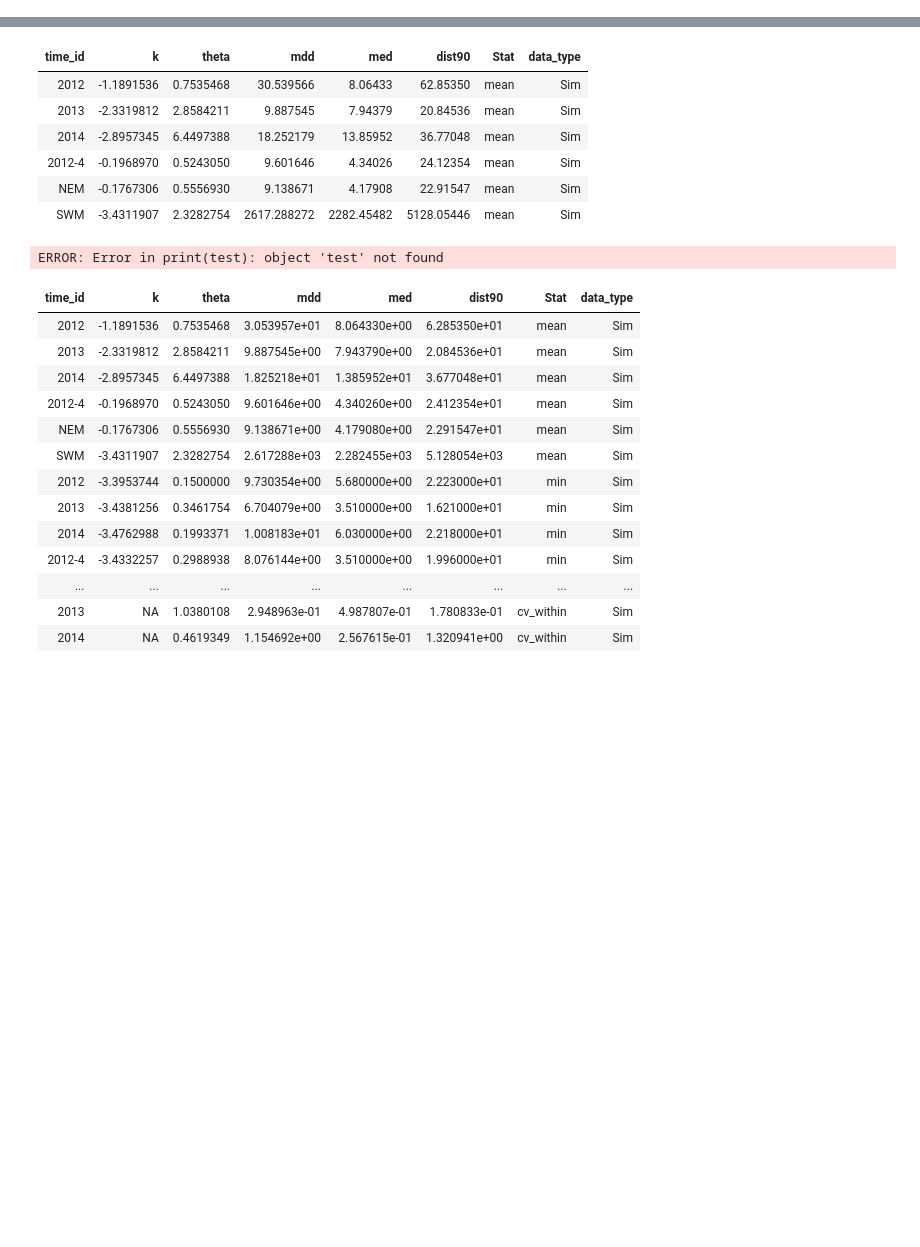
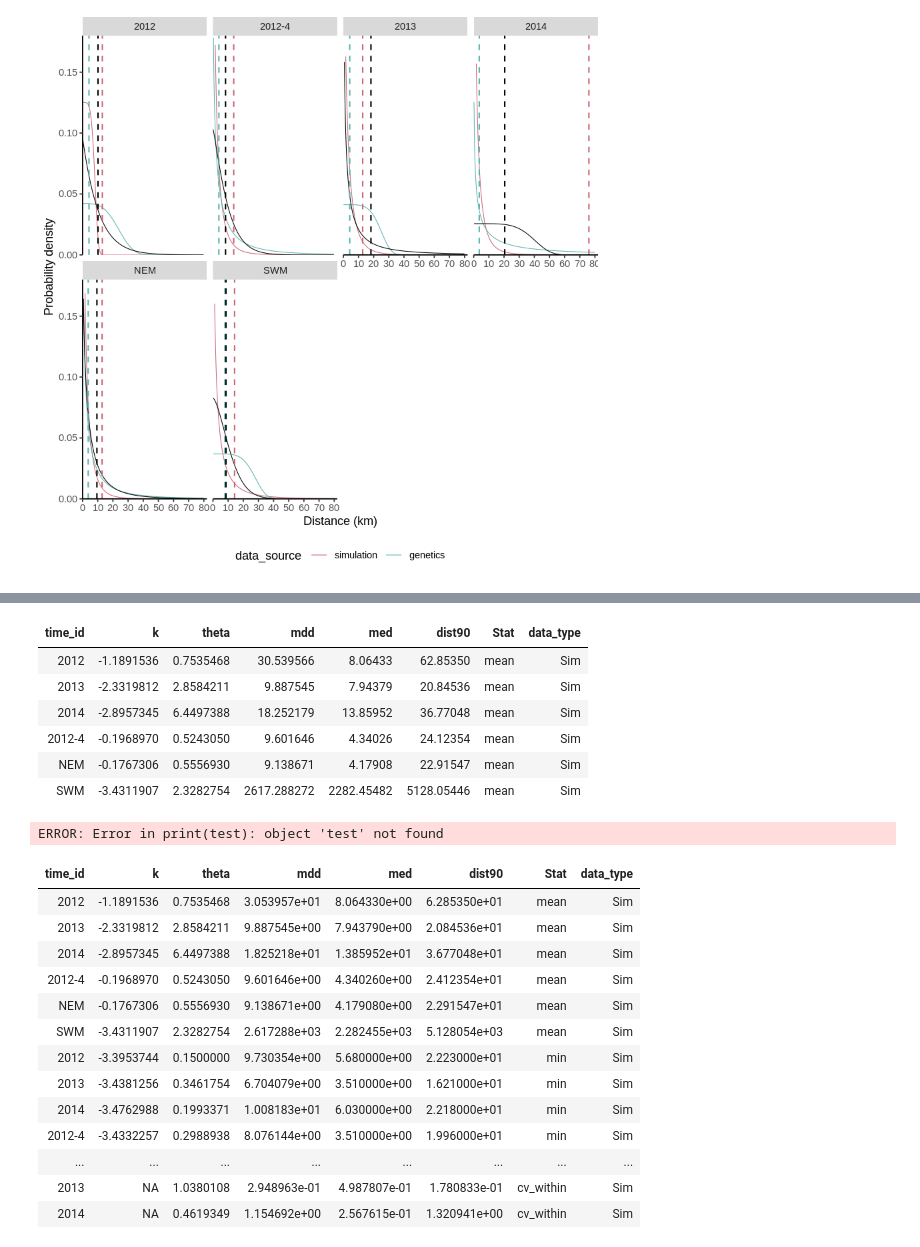
Before and after one commit to pinskylab/CamotesROMS, a Jupyter notebook: notebooks/process_ROMS_kernels.ipynb, the cells around one changed output, grey strips where cells are left out. Cells and saved outputs as stored; diff of their text form; code cells hidden in the pictures; blank space fills up the shorter version.

```diff
--- a/notebooks/process_ROMS_kernels.ipynb
+++ b/notebooks/process_ROMS_kernels.ipynb
@@ -536,0 +255,3 @@ lower_95CI_k_Gen2012_4 <- LowerProfileGen2012_4_CI95[log_like == max(LowerProfil
+# %%
+#read in sampled kernels for plotting KERNELS
+GenPlusSimKernels95CISamp <- fread("~/oceanography/script_output/KernelFits/GenPlusSimKernels95CISummaryStatsSampForPlots.csv")
@@ -536,0 +288,51 @@ lower_95CI_k_Gen2012_4 <- LowerProfileGen2012_4_CI95[log_like == max(LowerProfil
+# %%
+ToPlot$time_id <- factor(ToPlot$time_id, levels=c("2012", "2013", "2014", "2012-4", "NEM", "SWM"))
+BestFits$time_id <- factor(BestFits$time_id, levels=c("2012", "2013", "2014", "2012-4", "NEM", "SWM"))
+KernelFittingSummary$time_id <- factor(KernelFittingSummary$time_id, levels=c("2012", "2013", "2014", "2012-4", "NEM", "SWM"))
+#PubBestFits$time_id <- factor(PubBestFits$time_id, levels=c("2012", "2013", "2014", "2012-4", "NEM", "SWM"))
+
+#fix the levels for data source so colors are consistent between graphs
+ToPlot$data_source <- factor(ToPlot$data_source, levels=c("simulation", "genetics"))
+BestFits$data_source <- factor(BestFits$data_source, levels=c("simulation", "genetics"))
+KernelFittingSummary$data_source <- factor(KernelFittingSummary$data_source, levels=c("simulation", "genetics"))
+
+kernels <- ggplot() +
+    #geom_line(data= ToPlot, aes(x=dist_eval, y=pdf, color=data_source, group=group), size=.6, alpha=0.25)+
+    #geom_line(data=BestFits, aes(x=dist_eval, y=pdf, group=group), color="black", size=0.1) +
+    geom_line(data=BestFits, aes(x=dist_eval, y=pdf, color=data_source, group=group), size=0.3) + #for pub kernels plot
+    #geom_line(data=PubBestFits, aes(x=dist_eval, y=pdf, group=group), color="black", size=0.3) +  #for pub kernels plot
+      #geom_area(data=kernel15, aes(x=dist, y=norm_pdf, fill=as.factor(median)), alpha=0.1)+
+    #annotate("text", x =Inf, y = 0.17, vjust=1, hjust=1, label = "2014", size=6)+#8 for publication, 15 for presentation, fontface="bold", col="deepskyblue2") + #for 15 year  fontface="bold", col="deepskyblue2"
+    ##annotate("text", x =MDD15, y = 0.01, vjust=1, hjust=1, label = "mu", color="deepskyblue2", size=15, family="Helvetica", parse=T)+#, fontface="bold", col="deepskyblue2") + #for 15 year  fontface="bold", col="deepskyblue2"
+    ##scale_fill_manual(values= c("whitesmoke", "cadetblue3")) +
+    ##scale_color_manual(values= c("whitesmoke", "cadetblue3")) +
+    #geom_line(color="black", size=.6) +
+    geom_vline(data=KernelFittingSummary[data_source=="genetics"], aes(xintercept = mdd), linetype="dashed", color = "#CC6677", size=0.6) +
+    geom_vline(data=KernelFittingSummary[data_source=="simulation"], aes(xintercept = mdd), linetype="dashed", color = "#5ab4ac", size=0.6) +
+    geom_vline(data=PubKernels, aes(xintercept = mdd), linetype="dashed", color = "black", size=0.6) +  #for pub kernels plot
+    theme(legend.position = "bottom",
+    legend.key=element_blank(),
+    #axis.title.y=element_blank(),
+    #axis.title.x=element_blank(),
+    #plot.background = element_rect(colour = "black", size = 1),
+    #axis.text.x =  element_text(size=15, color="black", family="Helvetica"),#15 for publication, 20 for presentation #element_text(size=15, color="black", family="Helvetica"),
+    #axis.text.y =  element_blank(), #element_text(size=15, color="black", family="Helvetica"),
+    panel.grid.major = element_blank(),
+    plot.margin=unit(c(0,0,0.2,0.2),"cm"),#,
+    panel.grid.minor = element_blank(),
+    panel.background = element_blank(), #,
+    axis.line = element_line(colour = "black")) +
+    xlab("Distance (km)") + #
+    ylab("Probability density") +
+    #guides(fill=FALSE)+
+    scale_x_continuous(limits = c(0,82), expand = c(0, 0), breaks=c(seq(0, 80, 10))) +
+    scale_y_continuous(expand = c(0,0), limits = c(0,.18)) +
+    scale_colour_manual(name = "data_source",values = c("#CC6677","#5ab4ac"))+
+        facet_wrap(~ time_id, ncol = 4)
+kernels
+#Facet <- test + facet_grid(.~time_id) +
+#  theme(aspect.ratio = 1) #+ ggtitle("2014 Simulations, red line genetics")
+#Facet
+
+#ggsave(filename="GenPlusSimKernelsWithPubKernels.png", plot= kernels, path="~/oceanography/script_output/plots/" )
+# %% [output]
@@ -536,0 +345 @@ lower_95CI_k_Gen2012_4 <- LowerProfileGen2012_4_CI95[log_like == max(LowerProfil
+[figure, added]
```
Also changed, not shown: parts of 70 cells of this notebook, 17 other files.
